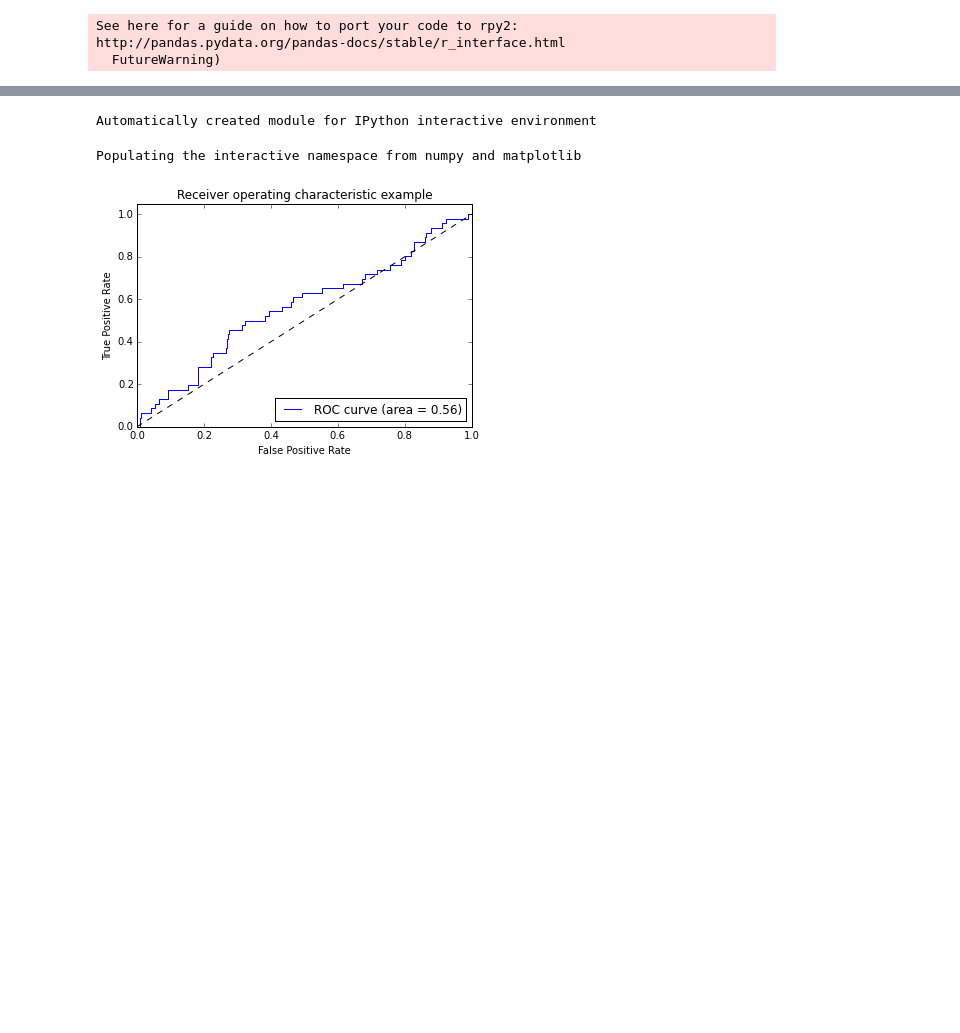
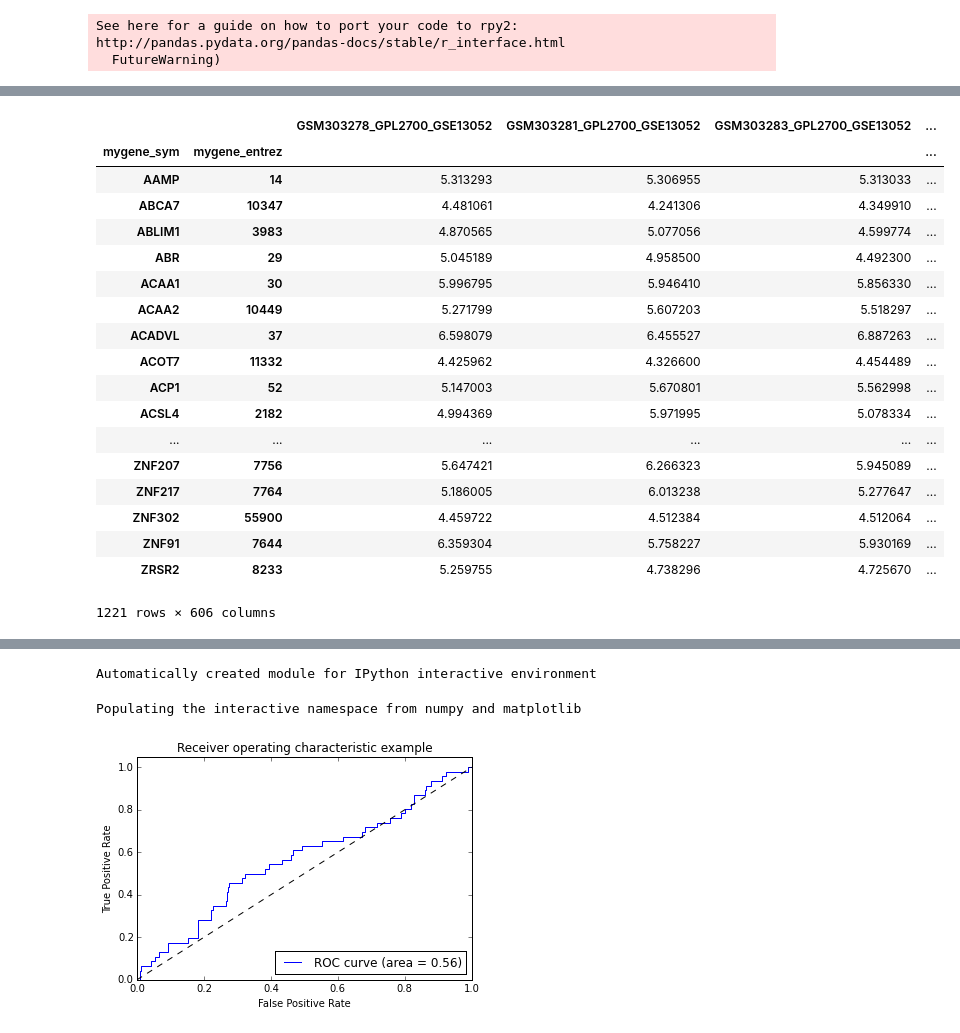
Before and after one commit to iDrDex/star_api, a Jupyter notebook: Acute_Dengue.ipynb, the cells around one changed output, grey strips where cells are left out. Saved outputs shown, nothing was run; the diff lists cells and outputs as text; code cells hidden in the pictures; blank space fills up the shorter version.

```diff
--- a/Acute_Dengue.ipynb
+++ b/Acute_Dengue.ipynb
@@ -85,11 +19,0 @@ Attaching package: ‘genefilter’
-# %%
-# combat.to_csv("combat.csv")
-combat = pd.read_csv("combat.csv", index_col=[0,1]).head(100)
-# %%
-labels = labels.set_index("gsm_name")
-labels['outcome'] = None
-for label in "df", "dhf", "dss":
-    labels.outcome[labels[label]==label]=label
-joint_index = combat.columns.intersection(labels.index)
-labels = labels.ix[joint_index]
-combat = combat[joint_index]
@@ -99,0 +20,6 @@ See the the caveats in the documentation: http://pandas.pydata.org/pandas-docs/s
+# %%
+from analysis import combat
+combat_matrix, samples  = combat(labels)
+combat_matrix.to_csv("combat_dengue.csv")
+# combat_matrix.to_csv("combat_brain.csv")
+samples.to_csv("combat_dengue_samples.csv")
@@ -100,3 +59,7 @@ See the the caveats in the documentation: http://pandas.pydata.org/pandas-docs/s
+# %%
+joint_index = combat_matrix.columns.intersection(labels.index)
+labels = labels.ix[joint_index]
+combat_matrix = combat_matrix[joint_index]
 # %%
 import scipy.stats as stats
 # %%
@@ -107,0 +76,22 @@ def getAnova(row):
+# %%
+combat_matrix
+# %% [output]
+|  |  | GSM303278_GPL2700_GSE13052 | GSM303281_GPL2700_GSE13052 | GSM303283_GPL2700_GSE13052 | ... |
+| mygene_sym | mygene_entrez |  |  |  | ... |
+| AAMP | 14 | 5.313293 | 5.306955 | 5.313033 | ... |
+| ABCA7 | 10347 | 4.481061 | 4.241306 | 4.349910 | ... |
+| ABLIM1 | 3983 | 4.870565 | 5.077056 | 4.599774 | ... |
+| ABR | 29 | 5.045189 | 4.958500 | 4.492300 | ... |
+| ACAA1 | 30 | 5.996795 | 5.946410 | 5.856330 | ... |
+| ACAA2 | 10449 | 5.271799 | 5.607203 | 5.518297 | ... |
+| ACADVL | 37 | 6.598079 | 6.455527 | 6.887263 | ... |
+| ACOT7 | 11332 | 4.425962 | 4.326600 | 4.454489 | ... |
+| ACP1 | 52 | 5.147003 | 5.670801 | 5.562998 | ... |
+| ACSL4 | 2182 | 4.994369 | 5.971995 | 5.078334 | ... |
+| ... | ... | ... | ... | ... | ... |
+| ZNF207 | 7756 | 5.647421 | 6.266323 | 5.945089 | ... |
+| ZNF217 | 7764 | 5.186005 | 6.013238 | 5.277647 | ... |
+| ZNF302 | 55900 | 4.459722 | 4.512384 | 4.512064 | ... |
+| ZNF91 | 7644 | 6.359304 | 5.758227 | 5.930169 | ... |
+| ZRSR2 | 8233 | 5.259755 | 4.738296 | 4.725670 | ... |
+1221 rows × 606 columns
```
Also changed, not shown: parts of 19 cells of this notebook, 4 other files.
